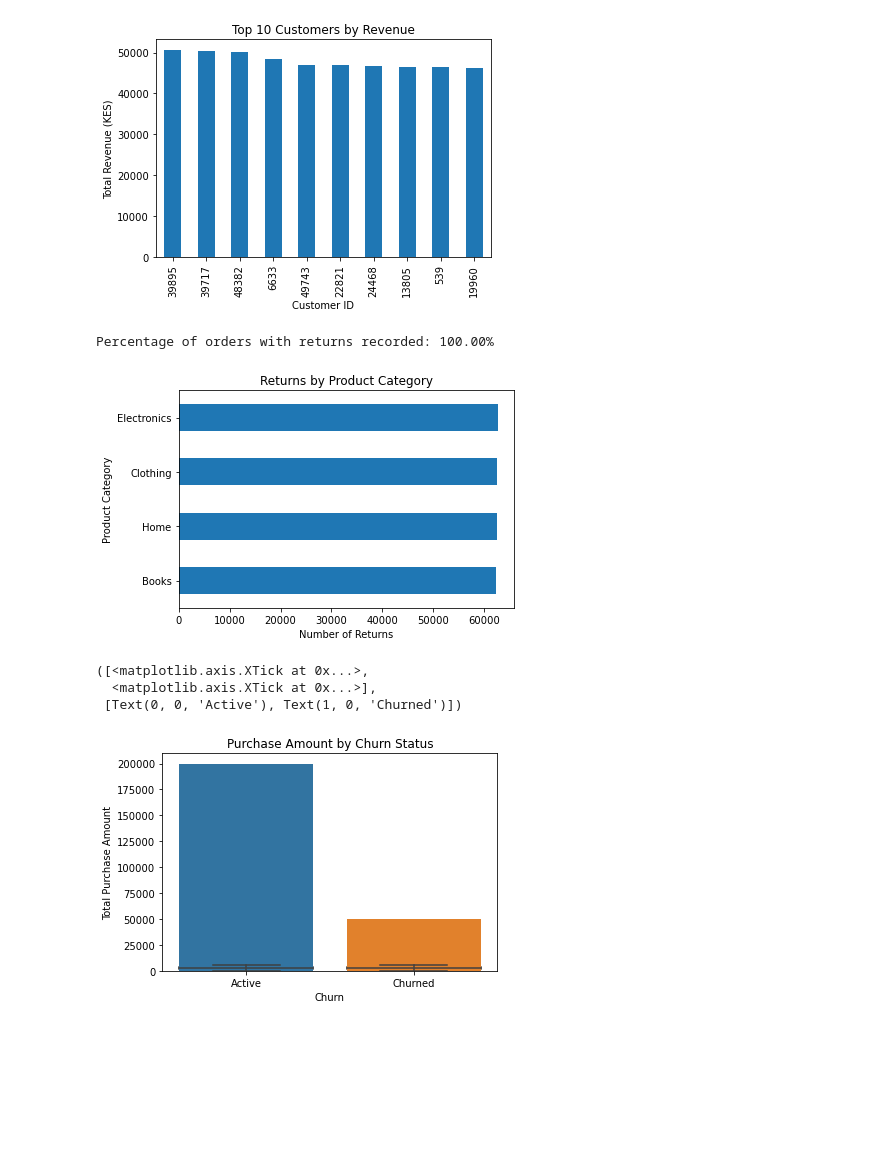
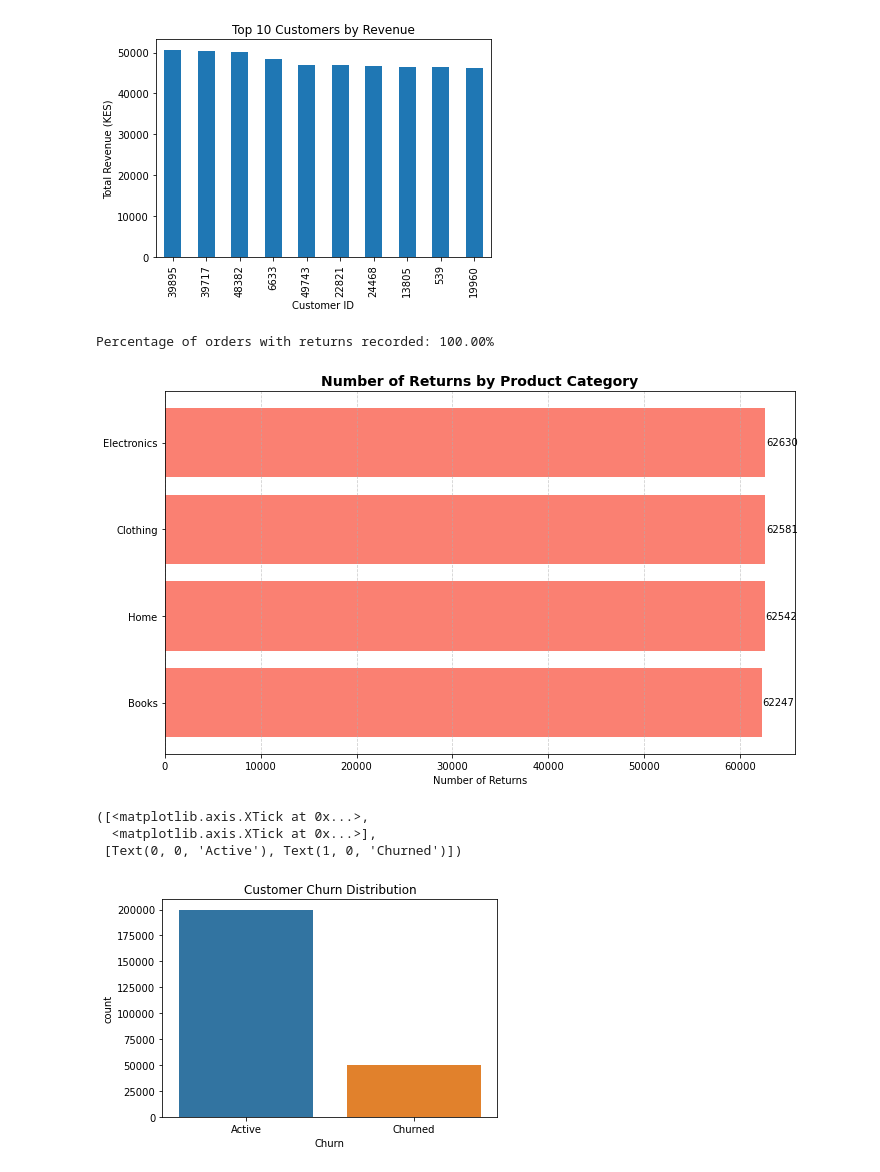
Before and after one commit to DaphineLucas/Ecommerce_Customer_Behavior_Analysis, a Jupyter notebook: Ecommerce_Customer_Behavior_Analysis.ipynb, the cells around one changed output. Saved outputs shown, nothing was run; the diff lists cells and outputs as text; code cells hidden in the pictures; blank space fills up the shorter version.

```diff
--- a/Ecommerce_Customer_Behavior_Analysis.ipynb
+++ b/Ecommerce_Customer_Behavior_Analysis.ipynb
@@ -176,28 +224,40 @@ Text(0, 0.5, 'Total Revenue (KES)')
 # Percentage of returns
 returned = df['Returns'].notnull().mean() * 100
 print(f"Percentage of orders with returns recorded: {returned:.2f}%")
-
-# Return trends by category
-returns_by_category = df[df['Returns'].notnull()].groupby('Product Category')['Returns'].count().sort_values(ascending=False)
-returns_by_category.head(10).plot(kind='barh', title='Returns by Product Category')
-plt.xlabel("Number of Returns")
-plt.gca().invert_yaxis()
 # %% [output]
 Percentage of orders with returns recorded: 100.00%
-[figure, removed]
+# %%
+# Filter and count returns by category
+returns_by_category = df[df['Returns'].notnull()] \
+    .groupby('Product Category')['Returns'] \
+    .count().sort_values(ascending=False)
+
+# Plot
+plt.figure(figsize=(10, 6))
+bars = plt.barh(returns_by_category.index, returns_by_category.values, color='salmon')
+
+# Add value labels
+for bar in bars:
+    width = bar.get_width()
+    plt.text(width + 100, bar.get_y() + bar.get_height()/2, f'{int(width)}', va='center')
+
+# Style
+plt.title("Number of Returns by Product Category", fontsize=14, weight='bold')
+plt.xlabel("Number of Returns")
+plt.gca().invert_yaxis()  # Highest at top
+plt.grid(axis='x', linestyle='--', alpha=0.6)
+plt.tight_layout()
+plt.show()
+# %% [output]
+[figure, added]
 # %%
 #Churn vs Non-Churn Customer Behavior
 # Count of churned customers
 sns.countplot(x='Churn', data=df)
 plt.title("Customer Churn Distribution")
 plt.xticks([0, 1], ['Active', 'Churned'])
-
-# Revenue comparison
-sns.boxplot(x='Churn', y='Total Purchase Amount', data=df)
-plt.title("Purchase Amount by Churn Status")
-plt.xticks([0, 1], ['Active', 'Churned'])
 # %% [output]
 ([<matplotlib.axis.XTick at 0x...>,
   <matplotlib.axis.XTick at 0x...>],
  [Text(0, 0, 'Active'), Text(1, 0, 'Churned')])
-[figure, old version]
+[figure, new version]
```
Also changed, not shown: parts of 46 cells of this notebook.
